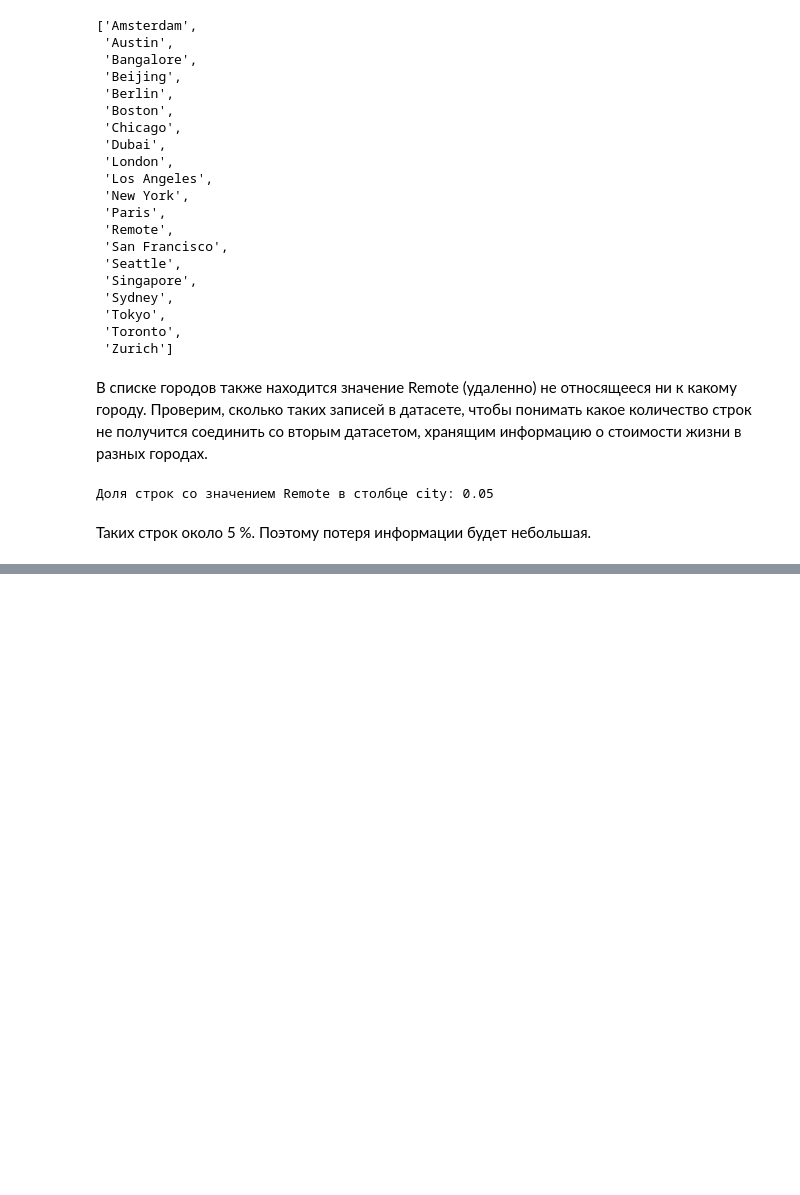
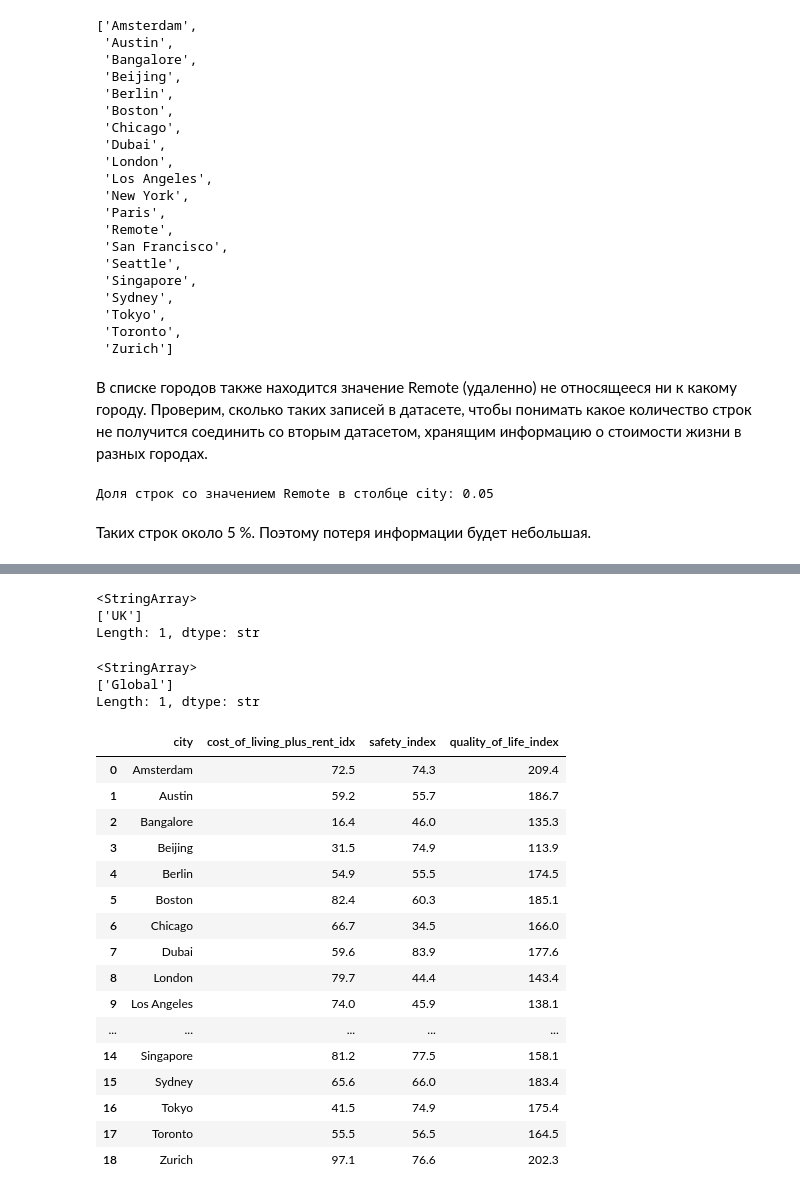
Before and after one commit to annaiusiumbeli/ai_jobs_streamlit, a Jupyter notebook: notebooks/eda.ipynb, the cells around one changed output, grey strips where cells are left out. Cells and saved outputs as stored; diff of their text form; code cells hidden in the pictures; blank space fills up the shorter version.

Commit message:
eda: создание справочника городов с индексами стоимости жизни

```diff
--- a/notebooks/eda.ipynb
+++ b/notebooks/eda.ipynb
@@ -361,0 +408,60 @@ print(f'Доля строк со значением Remote в столбце cit
+# %%
+# Проверим, что под Лондоном подразумевается только Лондон - the capital of Great Britain, поскольку в Канаде тоже есть город Лондон
+df_jobs[df_jobs['city']=='London']['country'].unique()
+# %% [output]
+<StringArray>
+['UK']
+Length: 1, dtype: str
+# %%
+# Проверим, не указаны ли страны для удаленных вакансий
+df_jobs[df_jobs['city']=='Remote']['country'].unique()
+# %% [output]
+<StringArray>
+['Global']
+Length: 1, dtype: str
+# %%
+# Создадим список словарей с данными по каждому городу
+
+cities_data = [
+    {'сity': 'Amsterdam', 'cost_of_living_plus_rent_idx': 72.5, 'safety_index': 74.3, 'quality_of_life_index': 209.4},
+    {'сity': 'Austin', 'cost_of_living_plus_rent_idx': 59.2, 'safety_index': 55.7, 'quality_of_life_index': 186.7},
+    {'сity': 'Bangalore', 'cost_of_living_plus_rent_idx': 16.4, 'safety_index': 46.0, 'quality_of_life_index': 135.3},
+    {'сity': 'Beijing', 'cost_of_living_plus_rent_idx': 31.5, 'safety_index': 74.9, 'quality_of_life_index': 113.9},
+    {'сity': 'Berlin', 'cost_of_living_plus_rent_idx': 54.9, 'safety_index': 55.5, 'quality_of_life_index': 174.5},
+    {'сity': 'Boston', 'cost_of_living_plus_rent_idx': 82.4, 'safety_index': 60.3, 'quality_of_life_index': 185.1},
+    {'сity': 'Chicago', 'cost_of_living_plus_rent_idx': 66.7, 'safety_index': 34.5, 'quality_of_life_index': 166.0},
+    {'сity': 'Dubai', 'cost_of_living_plus_rent_idx': 59.6, 'safety_index': 83.9, 'quality_of_life_index': 177.6},
+    {'сity': 'London', 'cost_of_living_plus_rent_idx': 79.7, 'safety_index': 44.4, 'quality_of_life_index': 143.4},
+    {'сity': 'Los Angeles', 'cost_of_living_plus_rent_idx': 74.0, 'safety_index': 45.9, 'quality_of_life_index': 138.1},
+    {'сity': 'New York', 'cost_of_living_plus_rent_idx': 100.0, 'safety_index': 48.9, 'quality_of_life_index': 134.4},
+    {'сity': 'Paris', 'cost_of_living_plus_rent_idx': 62.9, 'safety_index': 42.0, 'quality_of_life_index': 143.6},
+    {'сity': 'San Francisco', 'cost_of_living_plus_rent_idx': 90.0, 'safety_index': 39.4, 'quality_of_life_index': 167.3},
+    {'сity': 'Seattle', 'cost_of_living_plus_rent_idx': 76.9, 'safety_index': 44.8, 'quality_of_life_index': 186.5},
+    {'сity': 'Singapore', 'cost_of_living_plus_rent_idx': 81.2, 'safety_index': 77.5, 'quality_of_life_index': 158.1},
+    {'сity': 'Sydney', 'cost_of_living_plus_rent_idx': 65.6, 'safety_index': 66.0, 'quality_of_life_index': 183.4},
+    {'сity': 'Tokyo', 'cost_of_living_plus_rent_idx': 41.5, 'safety_index': 74.9, 'quality_of_life_index': 175.4},
+    {'сity': 'Toronto', 'cost_of_living_plus_rent_idx': 55.5, 'safety_index': 56.5, 'quality_of_life_index': 164.5},
+    {'сity': 'Zurich', 'cost_of_living_plus_rent_idx': 97.1, 'safety_index': 76.6, 'quality_of_life_index': 202.3}
+]
+# %%
+# Преобразуем список в датафрейм
+df_cities = pd.DataFrame(cities_data)
+df_cities
+# %% [output]
+|  | сity | cost_of_living_plus_rent_idx | safety_index | quality_of_life_index |
+| 0 | Amsterdam | 72.5 | 74.3 | 209.4 |
+| 1 | Austin | 59.2 | 55.7 | 186.7 |
+| 2 | Bangalore | 16.4 | 46.0 | 135.3 |
+| 3 | Beijing | 31.5 | 74.9 | 113.9 |
+| 4 | Berlin | 54.9 | 55.5 | 174.5 |
+| 5 | Boston | 82.4 | 60.3 | 185.1 |
+| 6 | Chicago | 66.7 | 34.5 | 166.0 |
+| 7 | Dubai | 59.6 | 83.9 | 177.6 |
+| 8 | London | 79.7 | 44.4 | 143.4 |
+| 9 | Los Angeles | 74.0 | 45.9 | 138.1 |
+| ... | ... | ... | ... | ... |
+| 14 | Singapore | 81.2 | 77.5 | 158.1 |
+| 15 | Sydney | 65.6 | 66.0 | 183.4 |
+| 16 | Tokyo | 41.5 | 74.9 | 175.4 |
+| 17 | Toronto | 55.5 | 56.5 | 164.5 |
+| 18 | Zurich | 97.1 | 76.6 | 202.3 |
```
Also changed, not shown: parts of 14 cells of this notebook, 3 other files.
